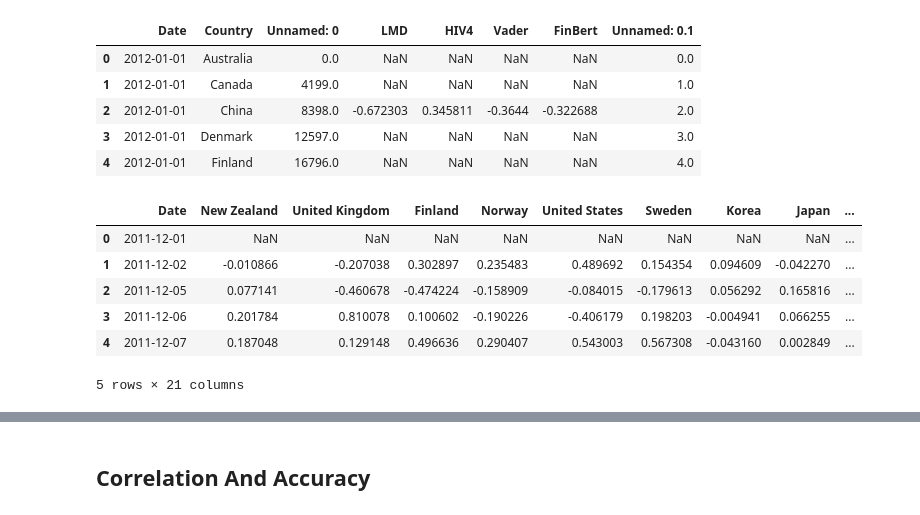
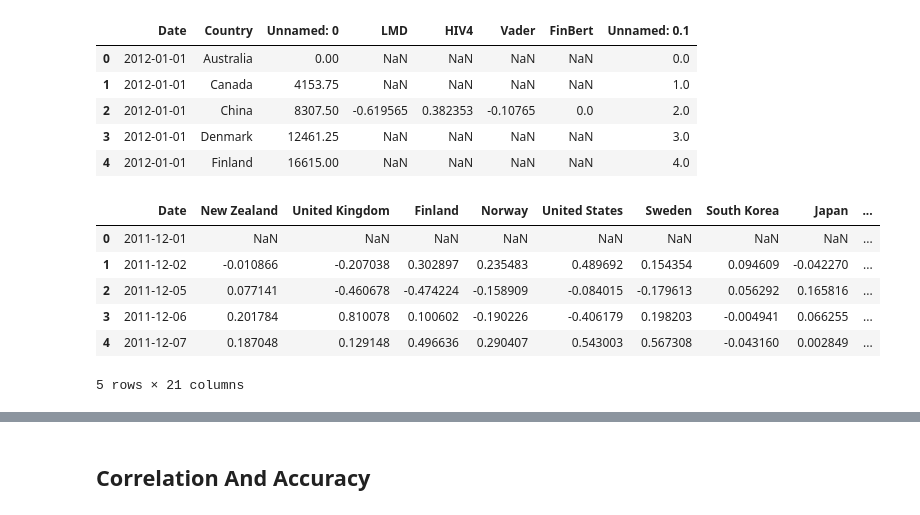
Before and after one commit to whshw/ContextualSentimentInvestmentTool, a Jupyter notebook: Part 4 PortfolioConstruction/PortfolioConstruction_baseline.ipynb, the cells around one changed output, grey strips where cells are left out. Saved outputs shown, nothing was run; the diff lists cells and outputs as text; code cells hidden in the pictures.

```diff
--- a/Part 4 PortfolioConstruction/PortfolioConstruction_baseline.ipynb
+++ b/Part 4 PortfolioConstruction/PortfolioConstruction_baseline.ipynb
@@ -5,41 +5,43 @@ import matplotlib.pyplot as plt
 import portfolio_construction_functions as pc
 # %%
 # 导入情感数据
-path_Reuter = '../Data/Sentiment_Scores/Merged Sentiment Reuters.csv'
+path_Reuters = '../Data/Sentiment_Scores/Merged Sentiment Reuters.csv'
 path_MW = '../Data/Sentiment_Scores/Merged Sentiment MW.csv'
 path_CNN = '../Data/Sentiment_Scores/Merged Sentiment CNN.csv'
+path_TG = '../Data/Sentiment_Scores/Merged Sentiment TG.csv'
 
-df_Reuters_sentiment = pd.read_csv(path_Reuter)
+df_Reuters_sentiment = pd.read_csv(path_Reuters)
 df_MW_sentiment = pd.read_csv(path_MW)
 df_CNN_sentiment = pd.read_csv(path_CNN)
+df_TG_sentiment = pd.read_csv(path_TG)
 
 # 拼接两个网站的情感分数
-df_sentiment = [df_MW_sentiment, df_Reuters_sentiment, df_CNN_sentiment]
+df_sentiment = [df_MW_sentiment, df_Reuters_sentiment, df_CNN_sentiment, df_TG_sentiment]
 # df_sentiment = [df_MW_sentiment]
 # df_sentiment = [df_Reuters_sentiment]
 df_sentiment = pd.concat(df_sentiment)
 df_sentiment = df_sentiment.groupby(['Date', 'Country']).mean(numeric_only=True).reset_index()
 
 # 修改列名
 df_sentiment = df_sentiment.rename(columns={
     'LMD_Polarity': 'LMD',
     'HIV4_Polarity': 'HIV4',
     'Vader_Polarity': 'Vader',
     'FinBert_Polarity': 'FinBert'
 })
 
 # 展示数据
 df_sentiment.head()
 # %% [output]
 |  | Date | Country | Unnamed: 0 | LMD | HIV4 | Vader | FinBert | Unnamed: 0.1 |
-| 0 | 2012-01-01 | Australia | 0.0 | NaN | NaN | NaN | NaN | 0.0 |
-| 1 | 2012-01-01 | Canada | 4199.0 | NaN | NaN | NaN | NaN | 1.0 |
-| 2 | 2012-01-01 | China | 8398.0 | -0.672303 | 0.345811 | -0.3644 | -0.322688 | 2.0 |
-| 3 | 2012-01-01 | Denmark | 12597.0 | NaN | NaN | NaN | NaN | 3.0 |
-| 4 | 2012-01-01 | Finland | 16796.0 | NaN | NaN | NaN | NaN | 4.0 |
+| 0 | 2012-01-01 | Australia | 0.00 | NaN | NaN | NaN | NaN | 0.0 |
+| 1 | 2012-01-01 | Canada | 4153.75 | NaN | NaN | NaN | NaN | 1.0 |
+| 2 | 2012-01-01 | China | 8307.50 | -0.619565 | 0.382353 | -0.10765 | 0.0 | 2.0 |
+| 3 | 2012-01-01 | Denmark | 12461.25 | NaN | NaN | NaN | NaN | 3.0 |
+| 4 | 2012-01-01 | Finland | 16615.00 | NaN | NaN | NaN | NaN | 4.0 |
 # %%
 # 导入收益率数据
-df_return = pd.read_csv('../Data/daily_return.csv')
+df_return = pd.read_csv('../Data/daily_return_modified.csv')
 
 # 展示数据
 df_return.head()
@@ -48,7 +50,7 @@ df_return.head()
 # print('Number of 0 or NA in each column:')
 # print(df_return.isin([0, np.nan]).sum())
 # %% [output]
-|  | Date | New Zealand | United Kingdom | Finland | Norway | United States | Sweden | Korea | Japan | ... |
+|  | Date | New Zealand | United Kingdom | Finland | Norway | United States | Sweden | South Korea | Japan | ... |
 | 0 | 2011-12-01 | NaN | NaN | NaN | NaN | NaN | NaN | NaN | NaN | ... |
 | 1 | 2011-12-02 | -0.010866 | -0.207038 | 0.302897 | 0.235483 | 0.489692 | 0.154354 | 0.094609 | -0.042270 | ... |
 | 2 | 2011-12-05 | 0.077141 | -0.460678 | -0.474224 | -0.158909 | -0.084015 | -0.179613 | 0.056292 | 0.165816 | ... |
```
Also changed, not shown: parts of 15 cells of this notebook, 4 other files.
